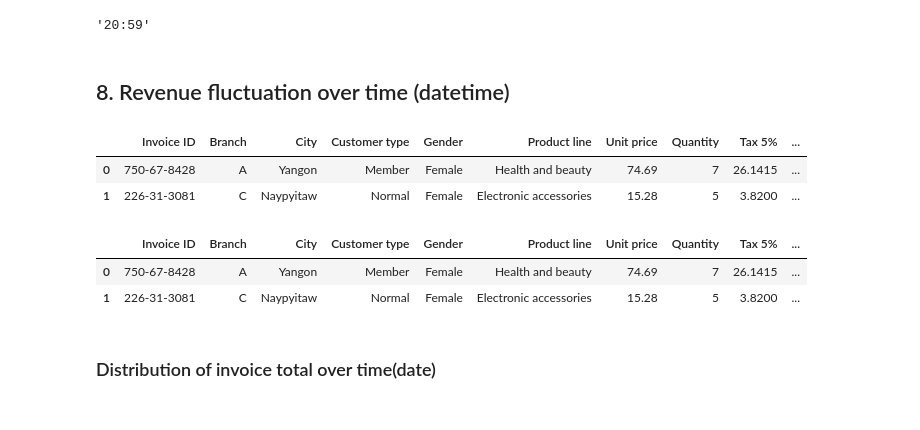
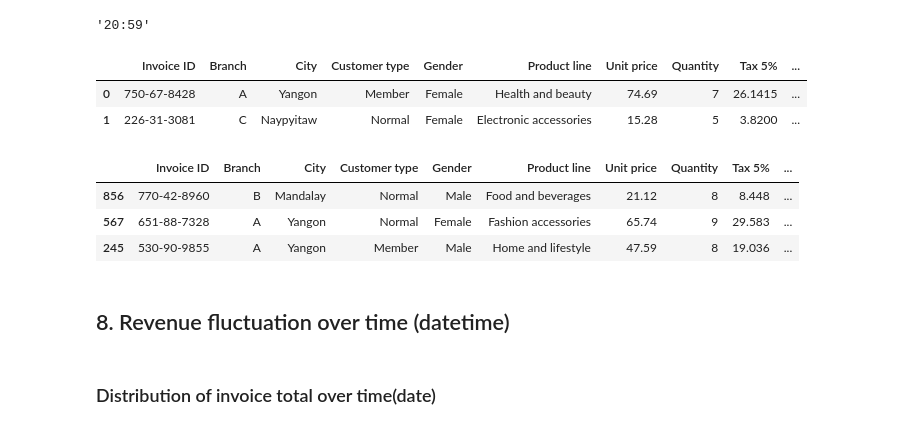
Before and after one commit to Zzzhenya/Supermarket_sales, a Jupyter notebook: Supermarket_data_exploration.ipynb, the cells around one changed output. Drawn from its saved outputs; the diff is of its cells as text; code cells hidden in the pictures.

```diff
--- a/Supermarket_data_exploration.ipynb
+++ b/Supermarket_data_exploration.ipynb
@@ -670,14 +670,6 @@ df.Time.max()
 # Data from 10:00 h (10.00 AM) until 20.59 (08.59 PM)
 
 # ??? Check whether data spans through all days of the week ?
-# %% [markdown]
-## 8. Revenue fluctuation over time (datetime)
-# %%
-df.head(2)
-# %% [output]
-|  | Invoice ID | Branch | City | Customer type | Gender | Product line | Unit price | Quantity | Tax 5% | ... |
-| 0 | 750-67-8428 | A | Yangon | Member | Female | Health and beauty | 74.69 | 7 | 26.1415 | ... |
-| 1 | 226-31-3081 | C | Naypyitaw | Normal | Female | Electronic accessories | 15.28 | 5 | 3.8200 | ... |
 # %%
 df_dt = df.copy()
 df_dt["date"] = pd.to_datetime(df_dt["Date"])
@@ -688,6 +680,14 @@ df_dt.head(2)
 | 1 | 226-31-3081 | C | Naypyitaw | Normal | Female | Electronic accessories | 15.28 | 5 | 3.8200 | ... |
 # %%
 df_dt.sort_values(by=["date"], inplace = True)
+df_dt.head(3)
+# %% [output]
+|  | Invoice ID | Branch | City | Customer type | Gender | Product line | Unit price | Quantity | Tax 5% | ... |
+| 856 | 770-42-8960 | B | Mandalay | Normal | Male | Food and beverages | 21.12 | 8 | 8.448 | ... |
+| 567 | 651-88-7328 | A | Yangon | Normal | Female | Fashion accessories | 65.74 | 9 | 29.583 | ... |
+| 245 | 530-90-9855 | A | Yangon | Member | Male | Home and lifestyle | 47.59 | 8 | 19.036 | ... |
+# %% [markdown]
+## 8. Revenue fluctuation over time (datetime)
 # %% [markdown]
 ### Distribution of invoice total over time(date)
 # %%
```
